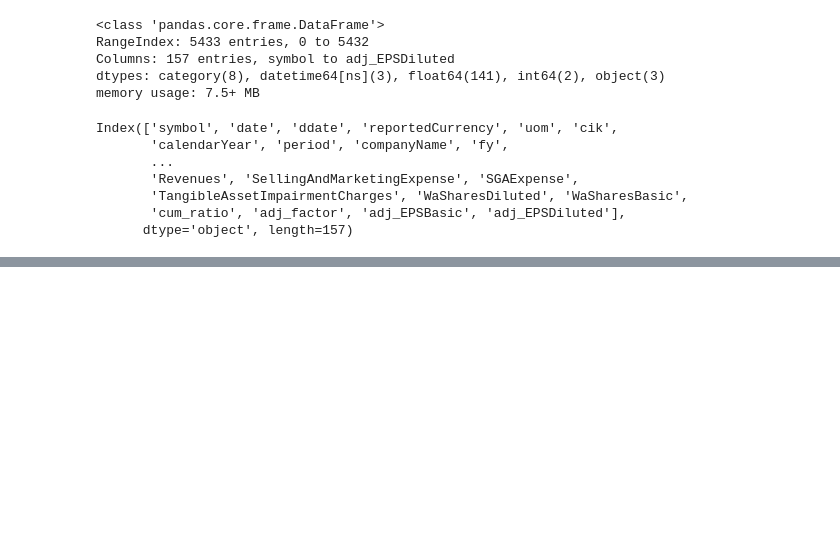
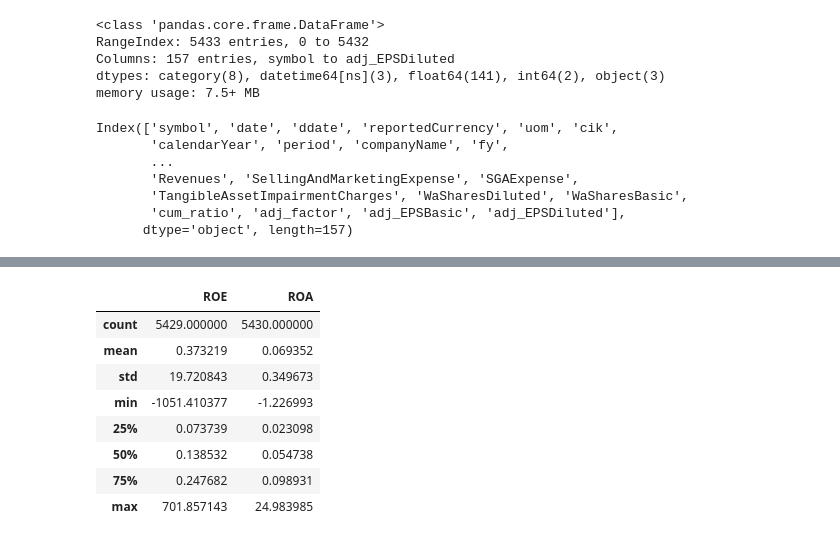
Before and after one commit to Faliell/Pandas_Classes, a Jupyter notebook: aula18-Merge.ipynb, the cells around one changed output, grey strips where cells are left out. Saved outputs shown, nothing was run; the diff lists cells and outputs as text; code cells hidden in the pictures; blank space fills up the shorter version.

```diff
--- a/aula18-Merge.ipynb
+++ b/aula18-Merge.ipynb
@@ -333,0 +351,12 @@ Index(['symbol', 'date', 'ddate', 'reportedCurrency', 'uom', 'cik',
+# %%
+combined_data[["ROE","ROA"]].describe()
+# %% [output]
+|  | ROE | ROA |
+| count | 5429.000000 | 5430.000000 |
+| mean | 0.373219 | 0.069352 |
+| std | 19.720843 | 0.349673 |
+| min | -1051.410377 | -1.226993 |
+| 25% | 0.073739 | 0.023098 |
+| 50% | 0.138532 | 0.054738 |
+| 75% | 0.247682 | 0.098931 |
+| max | 701.857143 | 24.983985 |
```
Also changed, not shown: parts of 6 cells of this notebook.
